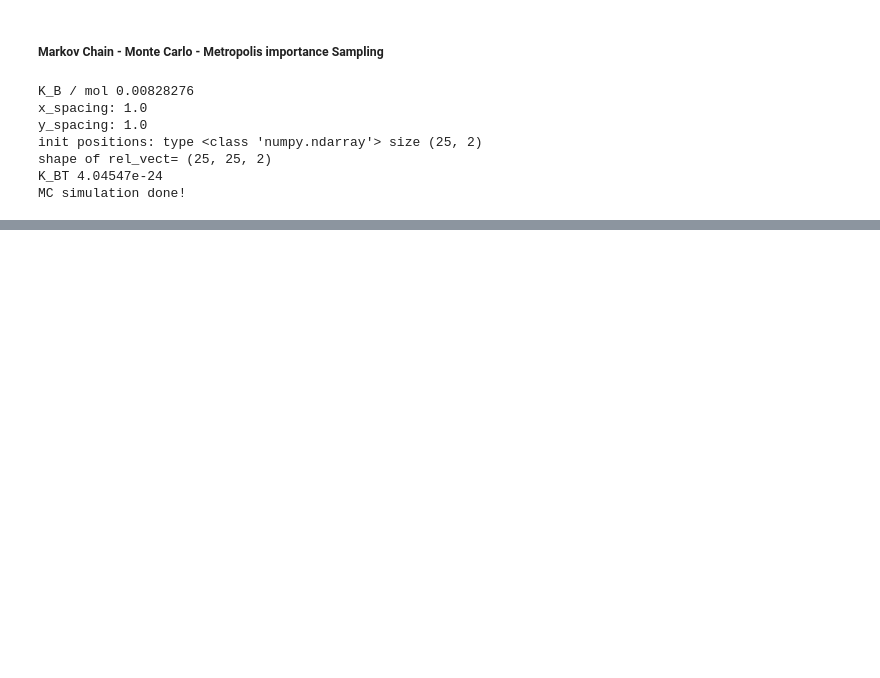
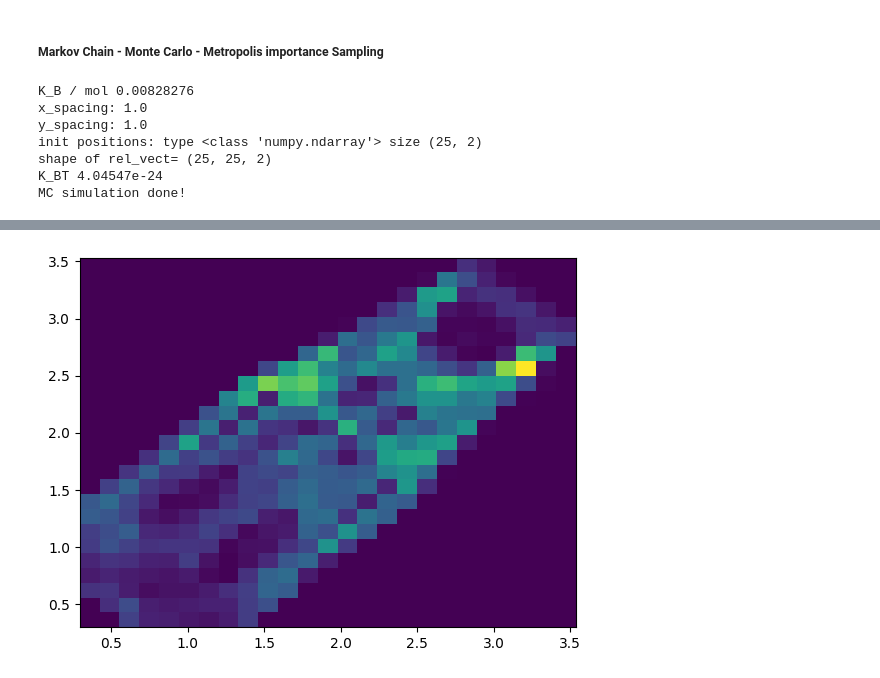
Before and after one commit to DominicNieder/Complex-Classical-Systems, a Jupyter notebook: 07Sheet/DominicNie_07.ipynb, the cells around one changed output, grey strips where cells are left out. Saved outputs shown, nothing was run; the diff lists cells and outputs as text; code cells hidden in the pictures; blank space fills up the shorter version.

```diff
--- a/07Sheet/DominicNie_07.ipynb
+++ b/07Sheet/DominicNie_07.ipynb
@@ -379,0 +383,6 @@ HTML(mp4.to_html5_video())
+# %%
+plt.hist2d(collect_distances[:,:,0].flatten(),collect_distances[:,:,1].flatten(),bins=25)
+plt.show()
+plt.close()
+# %% [output]
+[figure, added]
```
Also changed, not shown: parts of 10 cells of this notebook, 1 other file.
